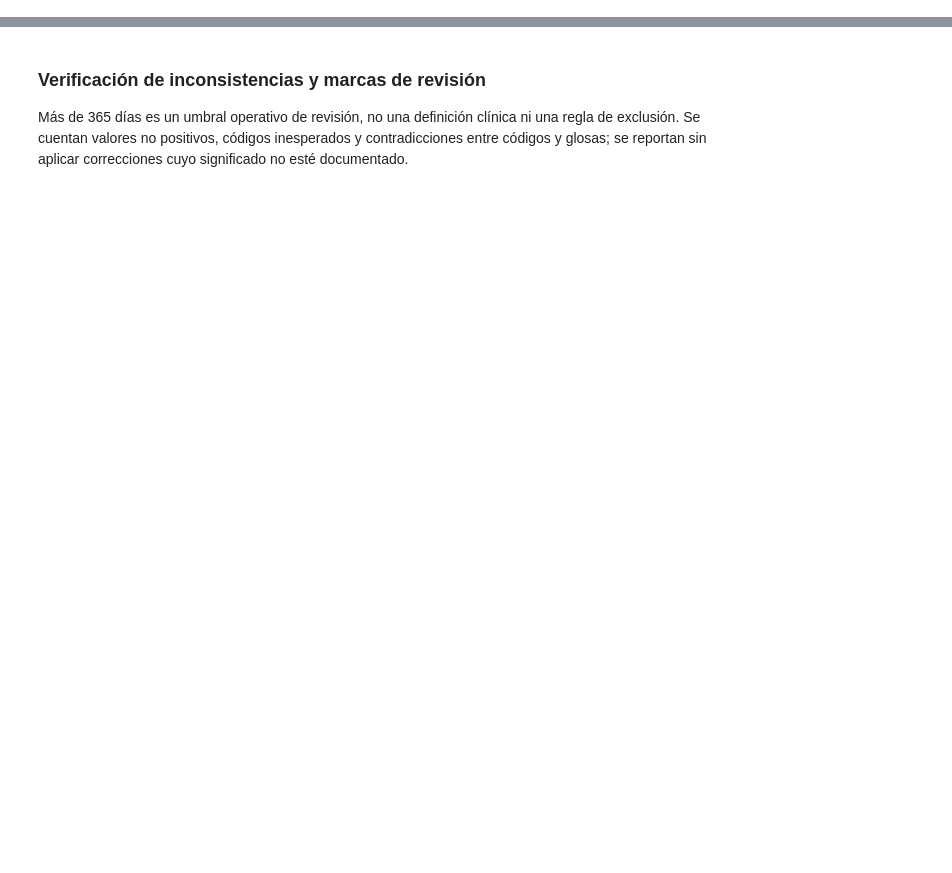
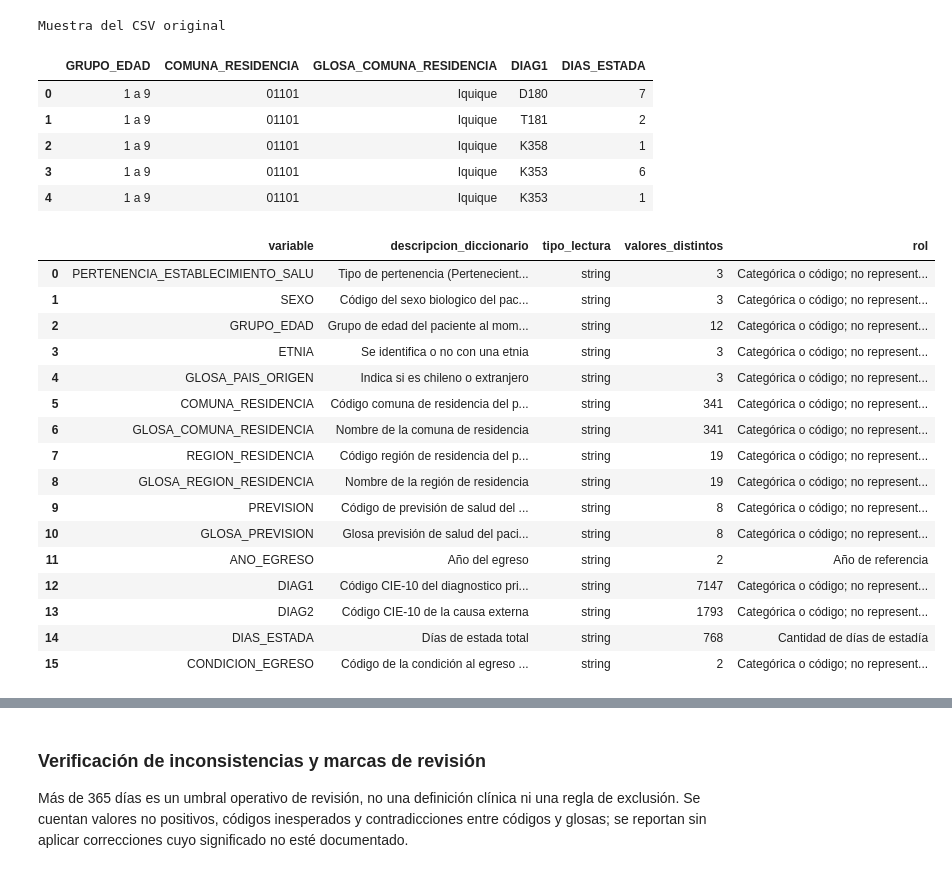
Before and after one commit to bastianSucso/Miner-a-de-Datos-Proyecto, a Jupyter notebook: 01_preprocesamiento_egresos_2025.ipynb, the cells around one changed output, grey strips where cells are left out. Cells and saved outputs as stored; diff of their text form; code cells hidden in the pictures; blank space fills up the shorter version.

Commit message:
funcionamiento con nuevos data set

```diff
--- a/01_preprocesamiento_egresos_2025.ipynb
+++ b/01_preprocesamiento_egresos_2025.ipynb
@@ -51,6 +60,0 @@ display(pd.Series({"Python": platform.python_version(), **versiones}, name="vers
-# %%
-with ZipFile(ARCHIVO_ZIP) as archivo:
-    contenido = archivo.read("EGR_DATOS_ABIERTO_2025.csv")
-
-print("Hualaihué:", b"Hualaihu\xc3\xa9" in contenido)
-print("Hualaihu�:", b"Hualaihu\xef\xbf\xbd" in contenido)
@@ -60,15 +108,39 @@ El diccionario denomina `DIAS_ESTAD` al campo que aparece como `DIAS_ESTADA` en
 # %%
-with ZipFile(ARCHIVO_ZIP) as archivo:
-    contenido_zip = pd.DataFrame({"archivo": archivo.namelist(),
-                                 "bytes_sin_comprimir": [a.file_size for a in archivo.infolist()]})
-    with archivo.open("EGR_DATOS_ABIERTO_2025.csv") as csv:
-        originales = pd.read_csv(csv, sep=";", encoding="utf-8", dtype="string", keep_default_na=False)
-    libro = BytesIO(archivo.read("Diccionario BD egresos hospitalario.xlsx"))
-    diccionario = pd.read_excel(libro, sheet_name="Hoja1", dtype="string")
-    cie10 = pd.read_excel(libro, sheet_name="codigo CIE-10", header=8, dtype="string")
+def cargar_fuente(anio, nombre_csv, codificacion):
+    archivo_zip = ORIGINALES / f"EGRESOS_{anio}.zip"
+    with ZipFile(archivo_zip) as archivo:
+        contenido_zip = pd.DataFrame({"archivo": archivo.namelist(),
+                                     "bytes_sin_comprimir": [a.file_size for a in archivo.infolist()]})
+        with archivo.open(nombre_csv) as csv:
+            fuente = pd.read_csv(csv, sep=";", encoding=codificacion, dtype="string", keep_default_na=False)
+        libro = BytesIO(archivo.read("Diccionario BD egresos hospitalario.xlsx"))
+        diccionario = pd.read_excel(libro, sheet_name="Hoja1", dtype="string")
+        cie10 = pd.read_excel(libro, sheet_name="codigo CIE-10", header=8, dtype="string")
 
-sha256 = hashlib.sha256(ARCHIVO_ZIP.read_bytes()).hexdigest()
-print(f"Registros: {len(originales):,} | Variables originales: {originales.shape[1]}")
-print("SHA-256 del ZIP:", sha256)
-display(contenido_zip)
-display(originales.head(3))
+    originales = fuente.drop(columns="ERROR", errors="ignore")
+    assert originales.shape[1] == 16, "Se esperaban 16 columnas comunes."
+
+    sha256 = hashlib.sha256(archivo_zip.read_bytes()).hexdigest()
+    print(f"Fuente {anio} | Registros: {len(originales):,} | Columnas del CSV: {fuente.shape[1]}")
+    print("SHA-256 del ZIP:", sha256)
+    display(contenido_zip)
+    display(HTML("<strong>Muestra del CSV original</strong>"))
+    display(fuente.head(5)[["GRUPO_EDAD", "COMUNA_RESIDENCIA", "GLOSA_COMUNA_RESIDENCIA", "DIAG1", "DIAS_ESTADA"]])
+
+    diccionario.columns = ["variable", "descripcion_diccionario"]
+    diccionario["variable"] = diccionario["variable"].str.strip().replace({"DIAS_ESTAD": "DIAS_ESTADA"})
+    descripcion_variables = pd.DataFrame({"variable": originales.columns})
+    descripcion_variables = descripcion_variables.merge(diccionario, on="variable", how="left")
+    descripcion_variables["descripcion_diccionario"] = descripcion_variables["descripcion_diccionario"].fillna(
+        "No definida en el diccionario entregado; significado pendiente de confirmar")
+    descripcion_variables["tipo_lectura"] = originales.dtypes.astype(str).values
+    descripcion_variables["valores_distintos"] = originales.nunique().values
+    descripcion_variables["rol"] = "Categórica o código; no representa una cantidad"
+    descripcion_variables.loc[descripcion_variables["variable"].eq("DIAS_ESTADA"), "rol"] = "Cantidad de días de estadía"
+    descripcion_variables.loc[descripcion_variables["variable"].eq("ANO_EGRESO"), "rol"] = "Año de referencia"
+    display(descripcion_variables)
+    return fuente, originales, cie10, descripcion_variables
+
+
+reservar_salidas(cargar_fuente)
+# %% [output]
@@ -74,0 +152,24 @@ display(originales.head(3))
+Muestra del CSV original
+|  | GRUPO_EDAD | COMUNA_RESIDENCIA | GLOSA_COMUNA_RESIDENCIA | DIAG1 | DIAS_ESTADA |
+| 0 | 1 a 9 | 01101 | Iquique | D180 | 7 |
+| 1 | 1 a 9 | 01101 | Iquique | T181 | 2 |
+| 2 | 1 a 9 | 01101 | Iquique | K358 | 1 |
+| 3 | 1 a 9 | 01101 | Iquique | K353 | 6 |
+| 4 | 1 a 9 | 01101 | Iquique | K353 | 1 |
+|  | variable | descripcion_diccionario | tipo_lectura | valores_distintos | rol |
+| 0 | PERTENENCIA_ESTABLECIMIENTO_SALU | Tipo de pertenencia (Pertenecient... | string | 3 | Categórica o código; no represent... |
+| 1 | SEXO | Código del sexo biologico del pac... | string | 3 | Categórica o código; no represent... |
+| 2 | GRUPO_EDAD | Grupo de edad del paciente al mom... | string | 12 | Categórica o código; no represent... |
+| 3 | ETNIA | Se identifica o no con una etnia | string | 3 | Categórica o código; no represent... |
+| 4 | GLOSA_PAIS_ORIGEN | Indica si es chileno o extranjero | string | 3 | Categórica o código; no represent... |
+| 5 | COMUNA_RESIDENCIA | Código comuna de residencia del p... | string | 341 | Categórica o código; no represent... |
+| 6 | GLOSA_COMUNA_RESIDENCIA | Nombre de la comuna de residencia | string | 341 | Categórica o código; no represent... |
+| 7 | REGION_RESIDENCIA | Código región de residencia del p... | string | 19 | Categórica o código; no represent... |
+| 8 | GLOSA_REGION_RESIDENCIA | Nombre de la región de residencia | string | 19 | Categórica o código; no represent... |
+| 9 | PREVISION | Código de previsión de salud del ... | string | 8 | Categórica o código; no represent... |
+| 10 | GLOSA_PREVISION | Glosa previsión de salud del paci... | string | 8 | Categórica o código; no represent... |
+| 11 | ANO_EGRESO | Año del egreso | string | 2 | Año de referencia |
+| 12 | DIAG1 | Código CIE-10 del diagnostico pri... | string | 7147 | Categórica o código; no represent... |
+| 13 | DIAG2 | Código CIE-10 de la causa externa | string | 1793 | Categórica o código; no represent... |
+| 14 | DIAS_ESTADA | Días de estada total | string | 768 | Cantidad de días de estadía |
+| 15 | CONDICION_EGRESO | Código de la condición al egreso ... | string | 2 | Categórica o código; no represent... |
```
Also changed, not shown: parts of 40 cells of this notebook, 4 other files.
